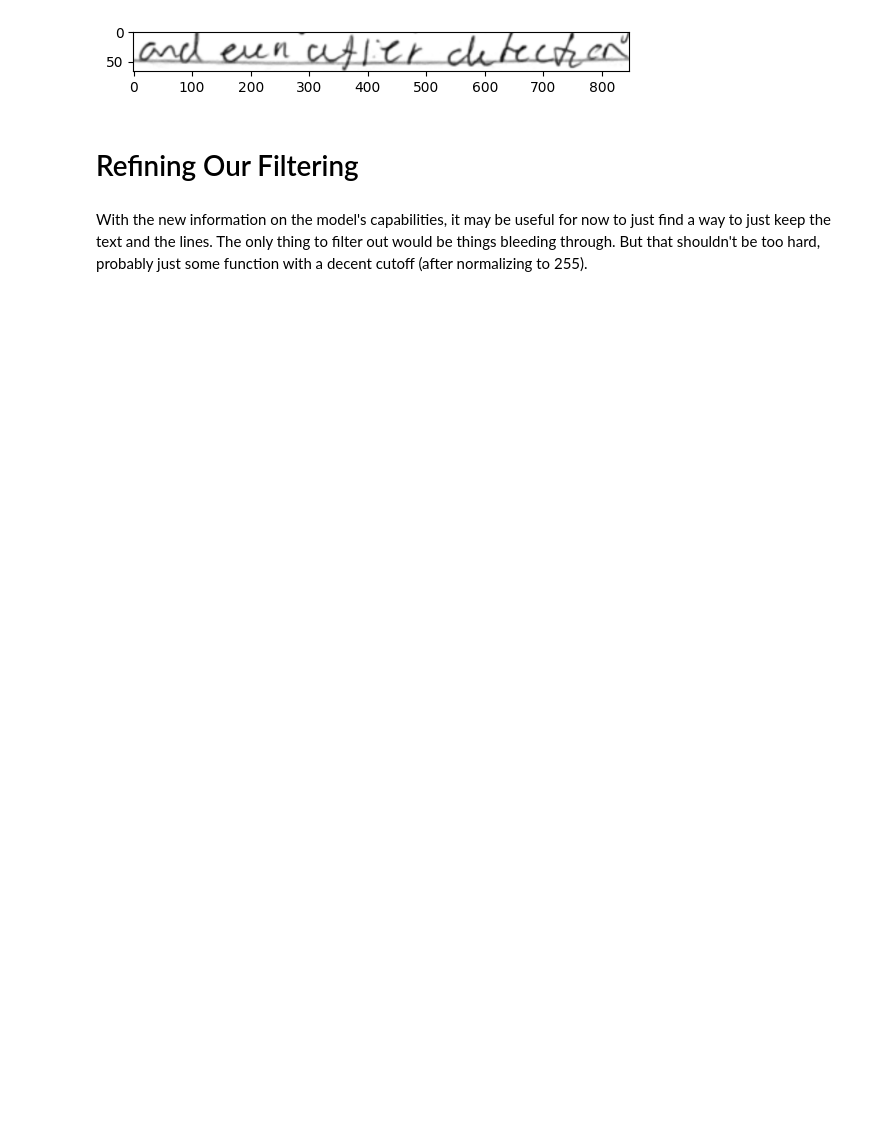
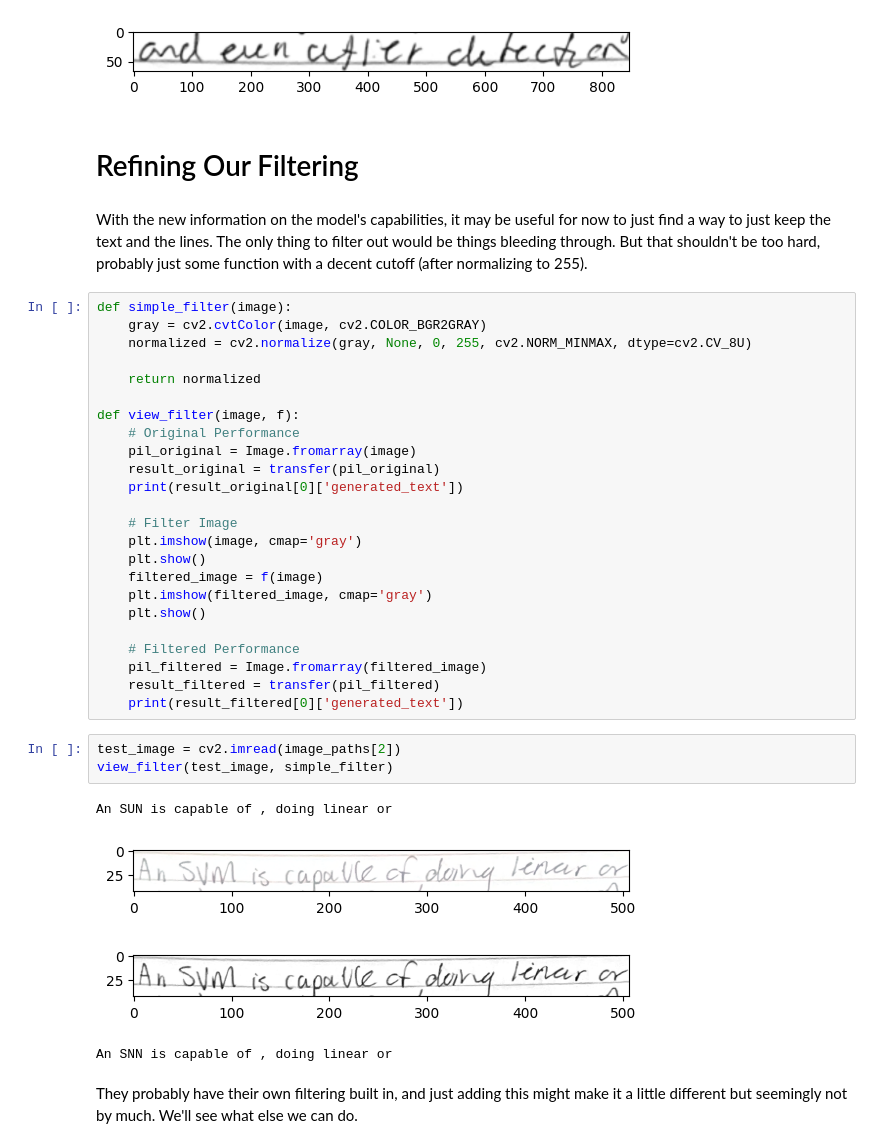
Before and after one commit to gjburke/note-transfer, a Jupyter notebook: development/text_detection.ipynb, the cells around one changed output. Cells and saved outputs as stored; diff of their text form; blank space fills up the shorter version.

```diff
--- a/development/text_detection.ipynb
+++ b/development/text_detection.ipynb
@@ -415,3 +417,37 @@ and even , after detection
 # Refining Our Filtering
 # %% [markdown]
 With the new information on the model's capabilities, it may be useful for now to just find a way to just keep the text and the lines. The only thing to filter out would be things bleeding through. But that shouldn't be too hard, probably just some function with a decent cutoff (after normalizing to 255).
+# %%
+def simple_filter(image):
+    gray = cv2.cvtColor(image, cv2.COLOR_BGR2GRAY)
+    normalized = cv2.normalize(gray, None, 0, 255, cv2.NORM_MINMAX, dtype=cv2.CV_8U)
+
+    return normalized
+
+def view_filter(image, f):
+    # Original Performance
+    pil_original = Image.fromarray(image)
+    result_original = transfer(pil_original)
+    print(result_original[0]['generated_text'])
+
+    # Filter Image
+    plt.imshow(image, cmap='gray')
+    plt.show()
+    filtered_image = f(image)
+    plt.imshow(filtered_image, cmap='gray')
+    plt.show()
+
+    # Filtered Performance
+    pil_filtered = Image.fromarray(filtered_image)
+    result_filtered = transfer(pil_filtered)
+    print(result_filtered[0]['generated_text'])
+# %%
+test_image = cv2.imread(image_paths[2])
+view_filter(test_image, simple_filter)
+# %% [output]
+An SUN is capable of , doing linear or
+[figure, added]
+[figure, added]
+An SNN is capable of , doing linear or
+# %% [markdown]
+They probably have their own filtering built in, and just adding this might make it a little different but seemingly not by much. We'll see what else we can do.
```
Also changed, not shown: parts of 8 cells of this notebook, 4 other files.
